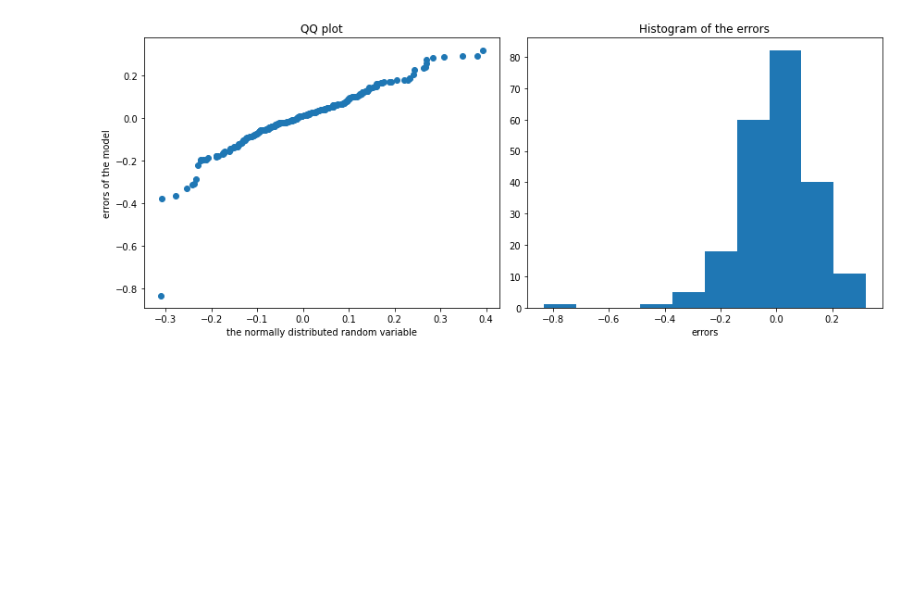
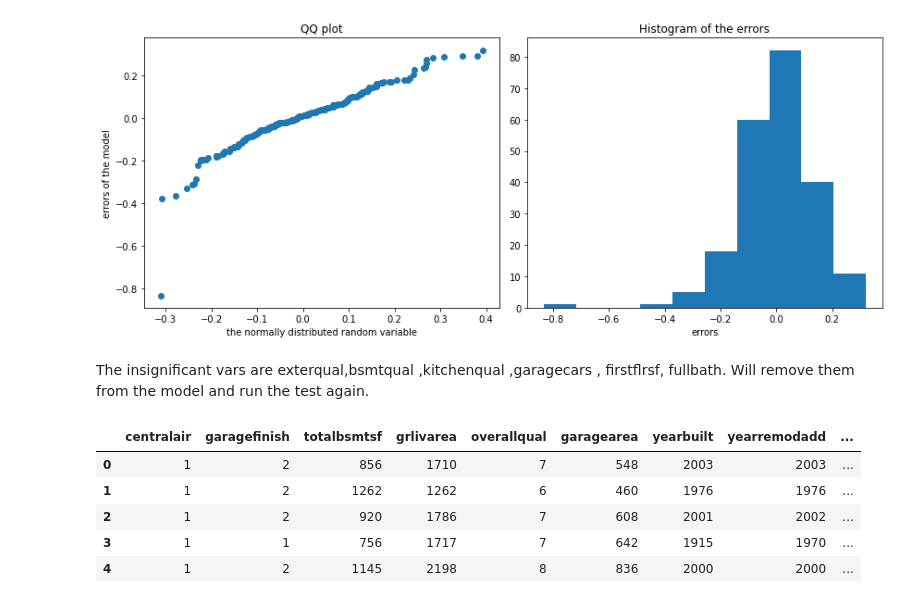
Before and after one commit to mgalaviz1/my_work, a Jupyter notebook: week6_linear_regression/Assignment_Predicting_house_prices.ipynb, the cells around one changed output. Drawn from its saved outputs; the diff is of its cells as text; code cells hidden in the pictures; blank space fills up the shorter version.

```diff
--- a/week6_linear_regression/Assignment_Predicting_house_prices.ipynb
+++ b/week6_linear_regression/Assignment_Predicting_house_prices.ipynb
@@ -717,3 +717,17 @@ plt.tight_layout()
 plt.show()
 # %% [output]
 [figure]
+# %% [markdown]
+The insignificant vars are exterqual,bsmtqual ,kitchenqual ,garagecars , firstflrsf, fullbath. Will remove them from the model and run the test again.
+# %%
+df_cleaned2 = df[['centralair', 'garagefinish', 'totalbsmtsf', 'grlivarea'
+             , 'overallqual', 'garagearea', 'yearbuilt', 'yearremodadd'
+             , 'garageyrblt', 'log_saleprice']]
+df_cleaned2.head()
+# %% [output]
+|  | centralair | garagefinish | totalbsmtsf | grlivarea | overallqual | garagearea | yearbuilt | yearremodadd | ... |
+| 0 | 1 | 2 | 856 | 1710 | 7 | 548 | 2003 | 2003 | ... |
+| 1 | 1 | 2 | 1262 | 1262 | 6 | 460 | 1976 | 1976 | ... |
+| 2 | 1 | 2 | 920 | 1786 | 7 | 608 | 2001 | 2002 | ... |
+| 3 | 1 | 1 | 756 | 1717 | 7 | 642 | 1915 | 1970 | ... |
+| 4 | 1 | 2 | 1145 | 2198 | 8 | 836 | 2000 | 2000 | ... |
```
Also changed, not shown: parts of 4 cells of this notebook.
